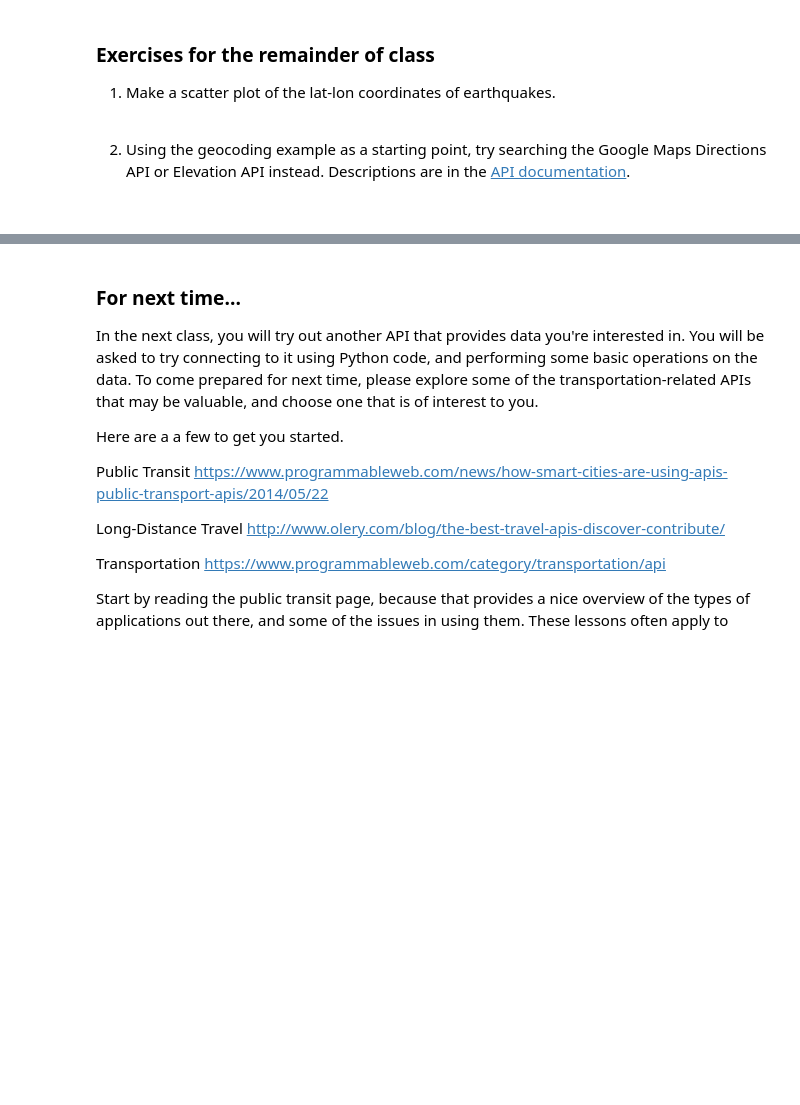
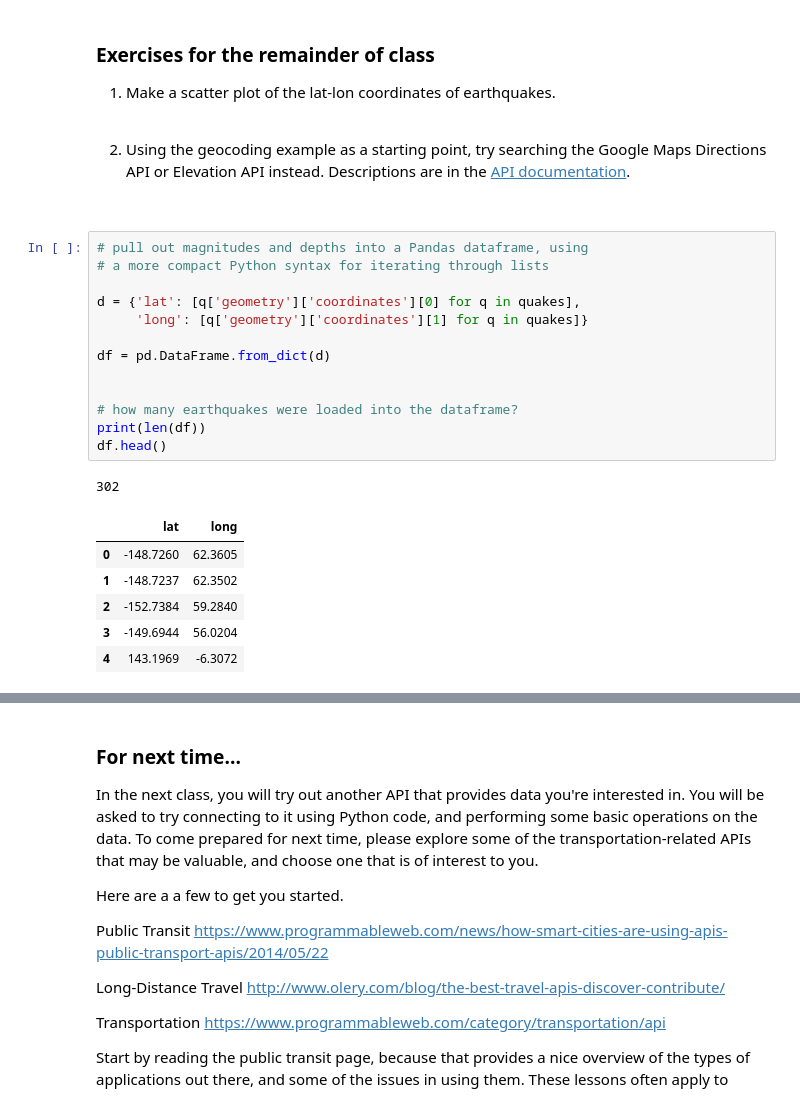
Before and after one commit to FRA228/ce599, a Jupyter notebook: 12-Open Data APIs/api-demo.ipynb, the cells around one changed output, grey strips where cells are left out. Saved outputs shown, nothing was run; the diff lists cells and outputs as text; blank space fills up the shorter version.

```diff
--- a/12-Open Data APIs/api-demo.ipynb
+++ b/12-Open Data APIs/api-demo.ipynb
@@ -417,3 +618,24 @@ Rio Lima _ Ponte de Lima  _ Alto Minho - Fotografia Inverno 2014 https://t.co/fm
 
 2. Using the geocoding example as a starting point, try searching the Google Maps Directions API or Elevation API instead. Descriptions are in the [API documentation](https://developers.google.com/maps/documentation/geocoding/intro).
    &nbsp;
+# %%
+# pull out magnitudes and depths into a Pandas dataframe, using
+# a more compact Python syntax for iterating through lists
+
+d = {'lat': [q['geometry']['coordinates'][0] for q in quakes],
+     'long': [q['geometry']['coordinates'][1] for q in quakes]}
+
+df = pd.DataFrame.from_dict(d)
+
+
+# how many earthquakes were loaded into the dataframe?
+print(len(df))
+df.head()
+# %% [output]
+302
+|  | lat | long |
+| 0 | -148.7260 | 62.3605 |
+| 1 | -148.7237 | 62.3502 |
+| 2 | -152.7384 | 59.2840 |
+| 3 | -149.6944 | 56.0204 |
+| 4 | 143.1969 | -6.3072 |
```
Also changed, not shown: parts of 28 cells of this notebook, 1 other file.
